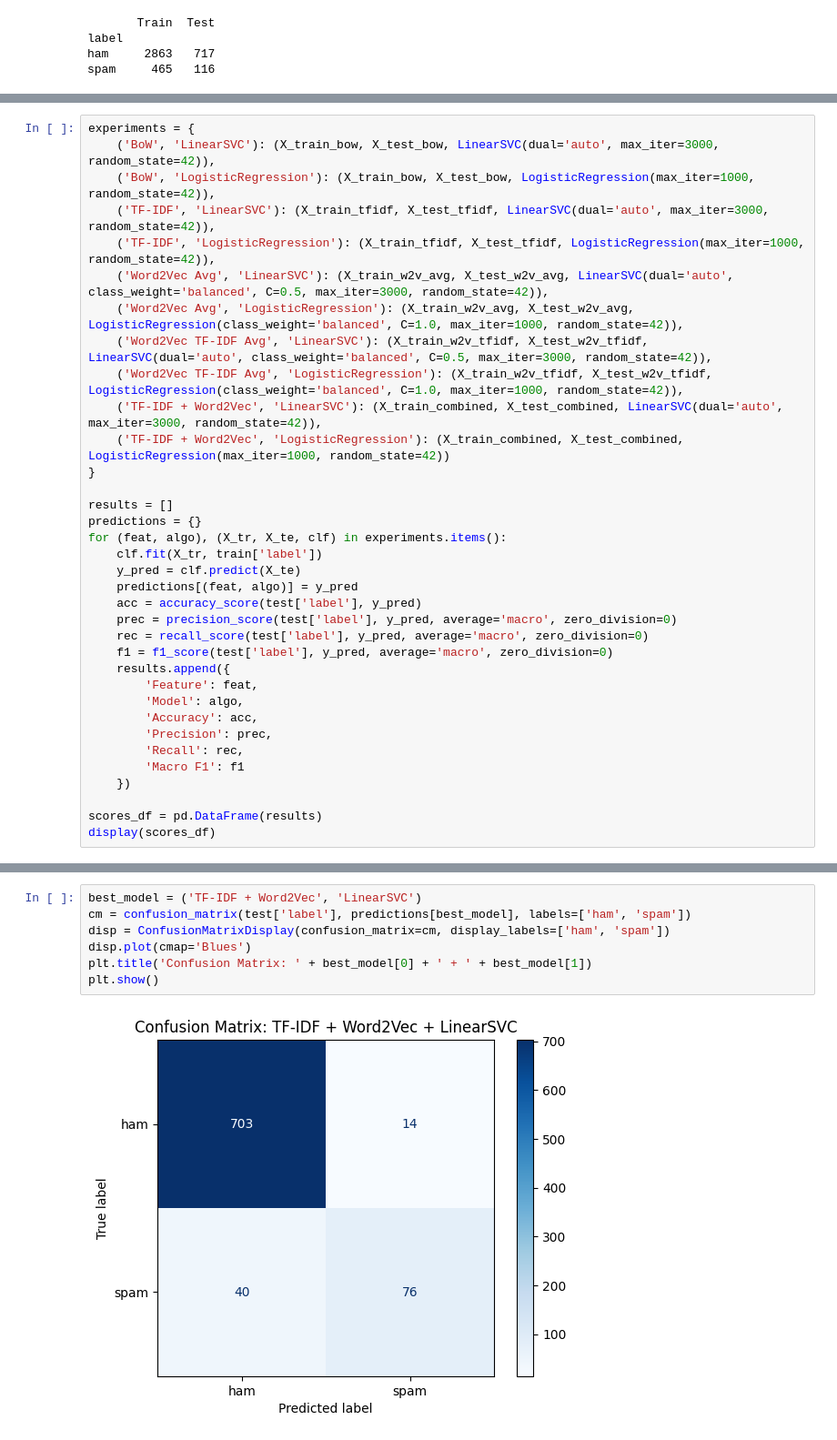
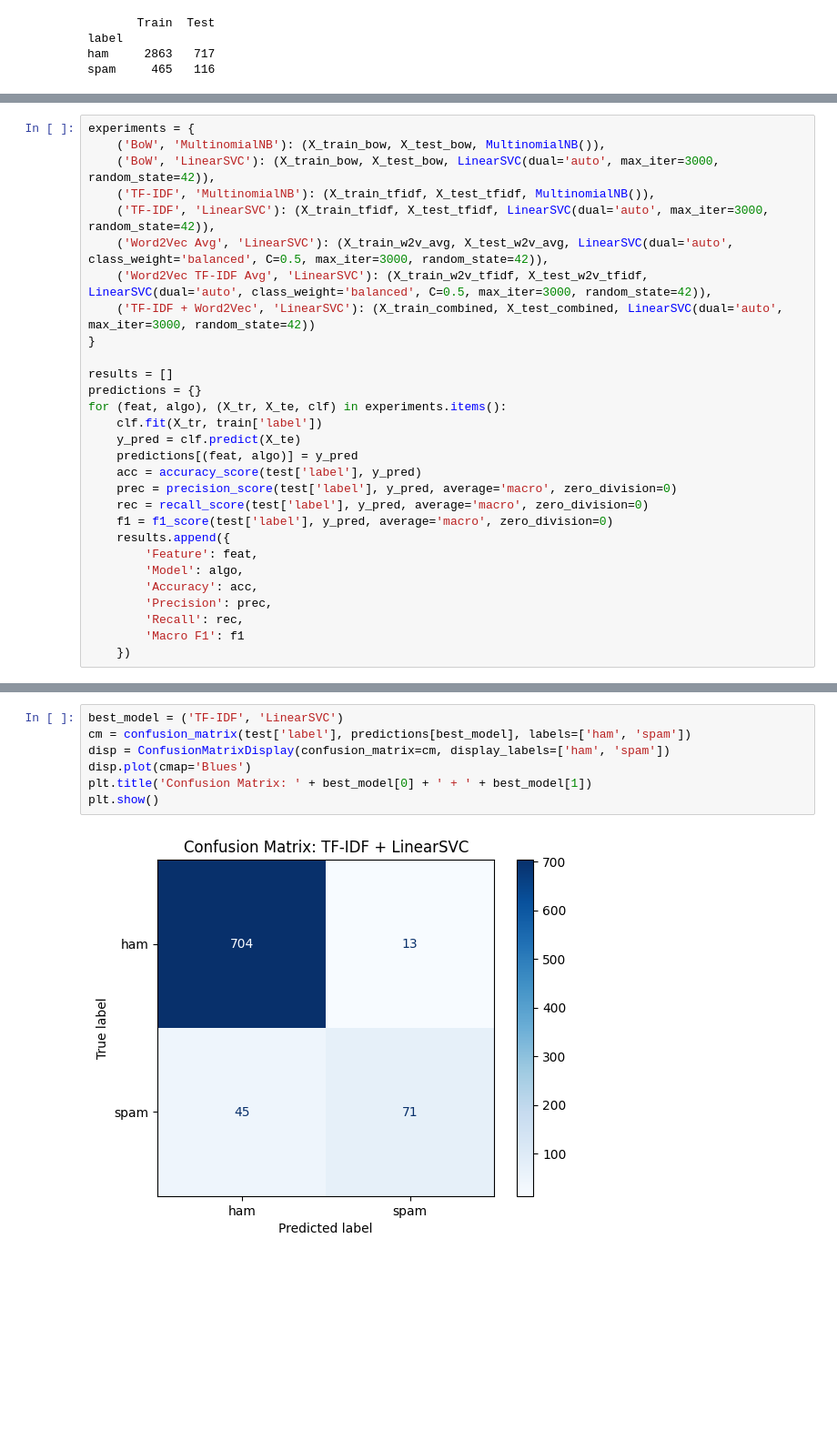
Before and after one commit to huuhieu56/NLP1, a Jupyter notebook: PTIT_spam_ham.ipynb, the cells around one changed output, grey strips where cells are left out. Shown at 91% size. Saved outputs shown, nothing was run; the diff lists cells and outputs as text; blank space fills up the shorter version.

```diff
--- a/PTIT_spam_ham.ipynb
+++ b/PTIT_spam_ham.ipynb
@@ -124,15 +142,12 @@ X_test_combined = hstack([X_test_tfidf, X_test_w2v_tfidf]).tocsr()
 # %%
 experiments = {
+    ('BoW', 'MultinomialNB'): (X_train_bow, X_test_bow, MultinomialNB()),
     ('BoW', 'LinearSVC'): (X_train_bow, X_test_bow, LinearSVC(dual='auto', max_iter=3000, random_state=42)),
-    ('BoW', 'LogisticRegression'): (X_train_bow, X_test_bow, LogisticRegression(max_iter=1000, random_state=42)),
+    ('TF-IDF', 'MultinomialNB'): (X_train_tfidf, X_test_tfidf, MultinomialNB()),
     ('TF-IDF', 'LinearSVC'): (X_train_tfidf, X_test_tfidf, LinearSVC(dual='auto', max_iter=3000, random_state=42)),
-    ('TF-IDF', 'LogisticRegression'): (X_train_tfidf, X_test_tfidf, LogisticRegression(max_iter=1000, random_state=42)),
     ('Word2Vec Avg', 'LinearSVC'): (X_train_w2v_avg, X_test_w2v_avg, LinearSVC(dual='auto', class_weight='balanced', C=0.5, max_iter=3000, random_state=42)),
-    ('Word2Vec Avg', 'LogisticRegression'): (X_train_w2v_avg, X_test_w2v_avg, LogisticRegression(class_weight='balanced', C=1.0, max_iter=1000, random_state=42)),
     ('Word2Vec TF-IDF Avg', 'LinearSVC'): (X_train_w2v_tfidf, X_test_w2v_tfidf, LinearSVC(dual='auto', class_weight='balanced', C=0.5, max_iter=3000, random_state=42)),
-    ('Word2Vec TF-IDF Avg', 'LogisticRegression'): (X_train_w2v_tfidf, X_test_w2v_tfidf, LogisticRegression(class_weight='balanced', C=1.0, max_iter=1000, random_state=42)),
-    ('TF-IDF + Word2Vec', 'LinearSVC'): (X_train_combined, X_test_combined, LinearSVC(dual='auto', max_iter=3000, random_state=42)),
-    ('TF-IDF + Word2Vec', 'LogisticRegression'): (X_train_combined, X_test_combined, LogisticRegression(max_iter=1000, random_state=42))
+    ('TF-IDF + Word2Vec', 'LinearSVC'): (X_train_combined, X_test_combined, LinearSVC(dual='auto', max_iter=3000, random_state=42))
 }
 
 results = []
@@ -153,6 +168,3 @@ for (feat, algo), (X_tr, X_te, clf) in experiments.items():
         'Recall': rec,
         'Macro F1': f1
     })
-
-scores_df = pd.DataFrame(results)
-display(scores_df)
@@ -182,9 +194,9 @@ plt.show()
 # %%
-best_model = ('TF-IDF + Word2Vec', 'LinearSVC')
+best_model = ('TF-IDF', 'LinearSVC')
 cm = confusion_matrix(test['label'], predictions[best_model], labels=['ham', 'spam'])
 disp = ConfusionMatrixDisplay(confusion_matrix=cm, display_labels=['ham', 'spam'])
 disp.plot(cmap='Blues')
 plt.title('Confusion Matrix: ' + best_model[0] + ' + ' + best_model[1])
 plt.show()
 # %% [output]
-[figure, old version]
+[figure, new version]
```
Also changed, not shown: parts of 18 cells of this notebook.
